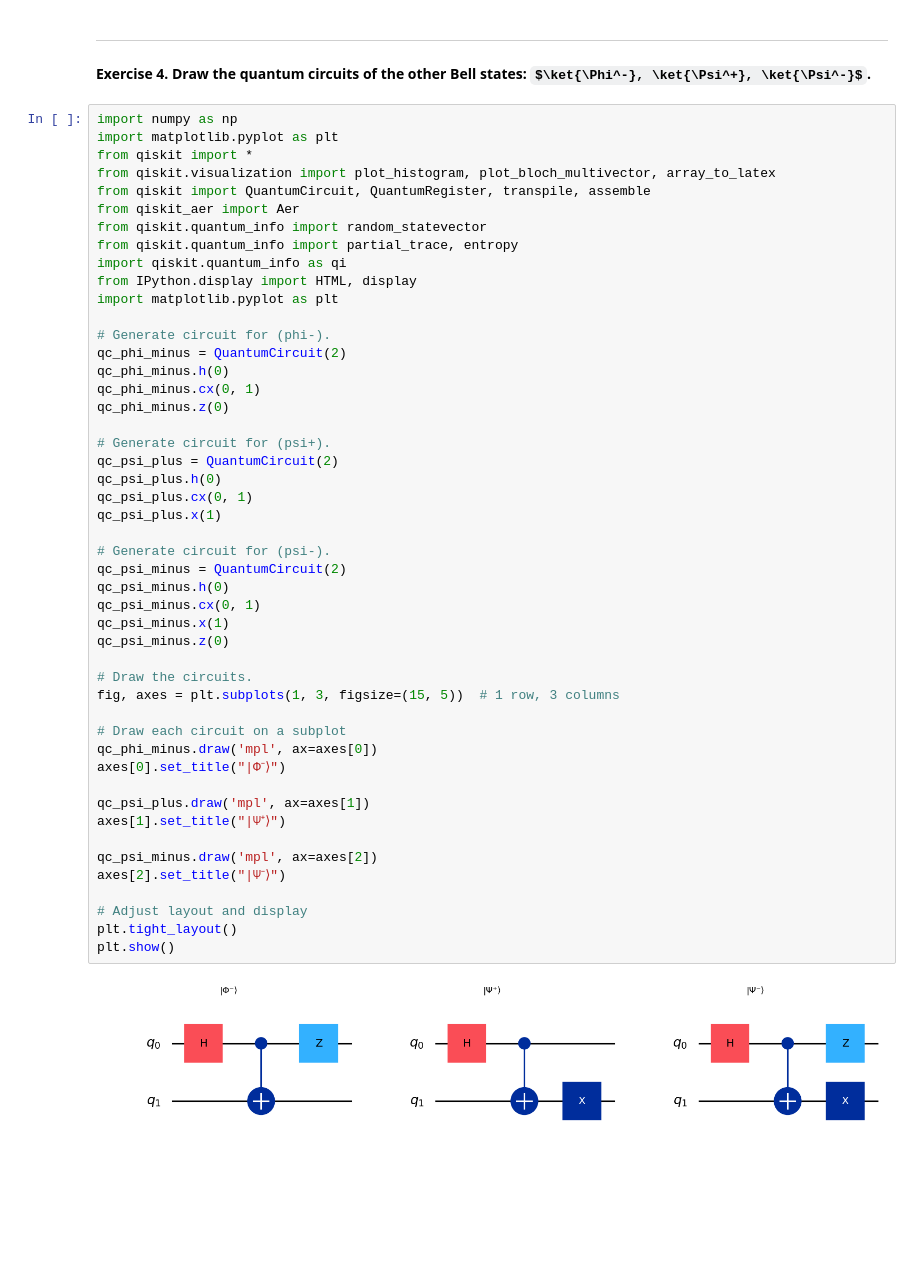
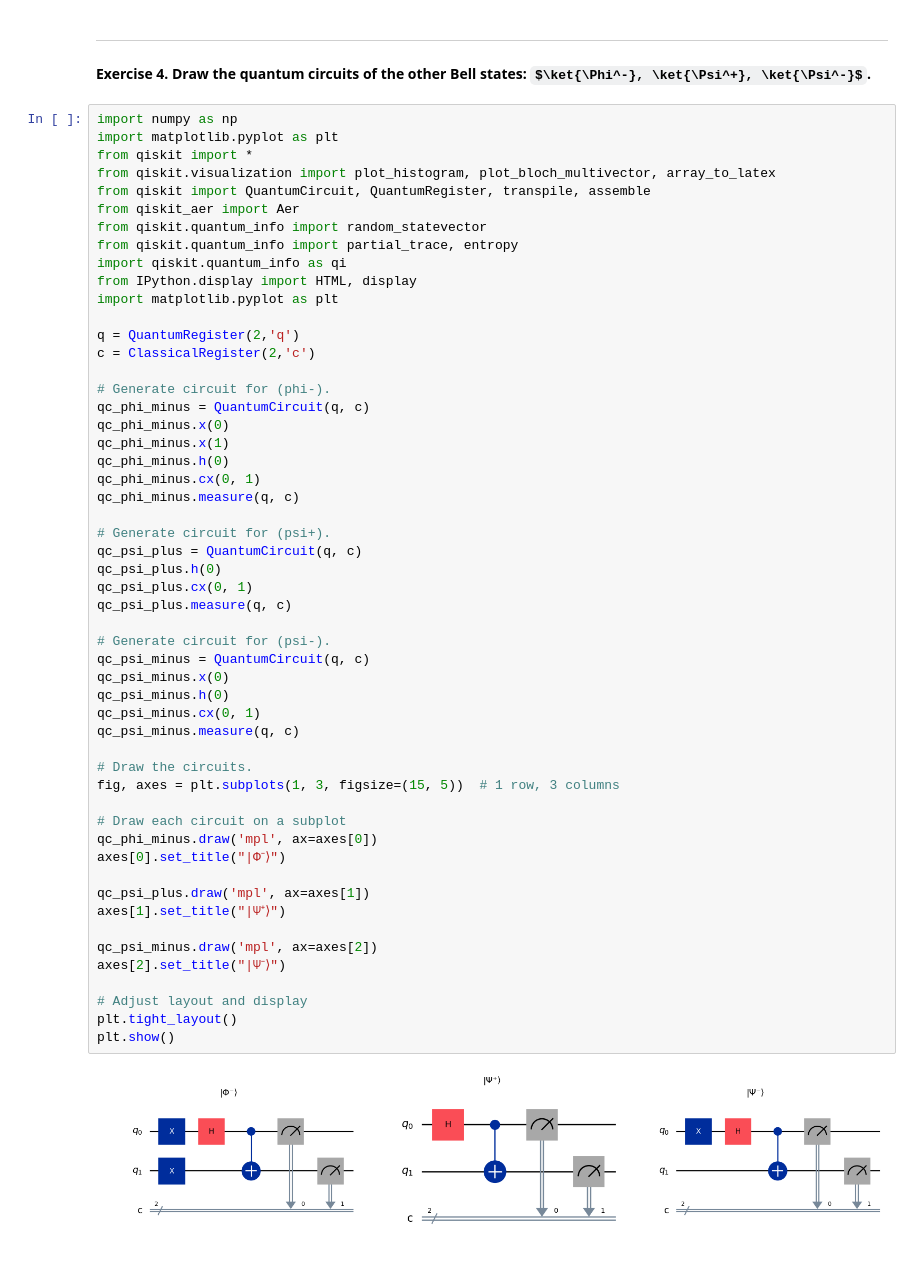
Before and after one commit to mdorchhuon/PHYSIC247, a Jupyter notebook: Assignment2.ipynb, the cells around one changed output. Drawn from its saved outputs; the diff is of its cells as text; some formulas as TeX source; blank space fills up the shorter version.

```diff
--- a/Assignment2.ipynb
+++ b/Assignment2.ipynb
@@ -142,40 +147,45 @@ import qiskit.quantum_info as qi
 from IPython.display import HTML, display
 import matplotlib.pyplot as plt
 
+q = QuantumRegister(2,'q')
+c = ClassicalRegister(2,'c')
+
 # Generate circuit for (phi-).
-qc_phi_minus = QuantumCircuit(2)
+qc_phi_minus = QuantumCircuit(q, c)
+qc_phi_minus.x(0)
+qc_phi_minus.x(1)
 qc_phi_minus.h(0)
 qc_phi_minus.cx(0, 1)
-qc_phi_minus.z(0)
+qc_phi_minus.measure(q, c)
 
 # Generate circuit for (psi+).
-qc_psi_plus = QuantumCircuit(2)
+qc_psi_plus = QuantumCircuit(q, c)
 qc_psi_plus.h(0)
 qc_psi_plus.cx(0, 1)
-qc_psi_plus.x(1)
+qc_psi_plus.measure(q, c)
 
 # Generate circuit for (psi-).
-qc_psi_minus = QuantumCircuit(2)
+qc_psi_minus = QuantumCircuit(q, c)
+qc_psi_minus.x(0)
 qc_psi_minus.h(0)
 qc_psi_minus.cx(0, 1)
-qc_psi_minus.x(1)
-qc_psi_minus.z(0)
+qc_psi_minus.measure(q, c)
 
 # Draw the circuits.
 fig, axes = plt.subplots(1, 3, figsize=(15, 5))  # 1 row, 3 columns
 
 # Draw each circuit on a subplot
 qc_phi_minus.draw('mpl', ax=axes[0])
 axes[0].set_title("|Φ⁻⟩")
 
 qc_psi_plus.draw('mpl', ax=axes[1])
 axes[1].set_title("|Ψ⁺⟩")
 
 qc_psi_minus.draw('mpl', ax=axes[2])
 axes[2].set_title("|Ψ⁻⟩")
 
 # Adjust layout and display
 plt.tight_layout()
 plt.show()
 # %% [output]
-[figure, old version]
+[figure, new version]
```
Also changed, not shown: parts of 2 cells of this notebook.
